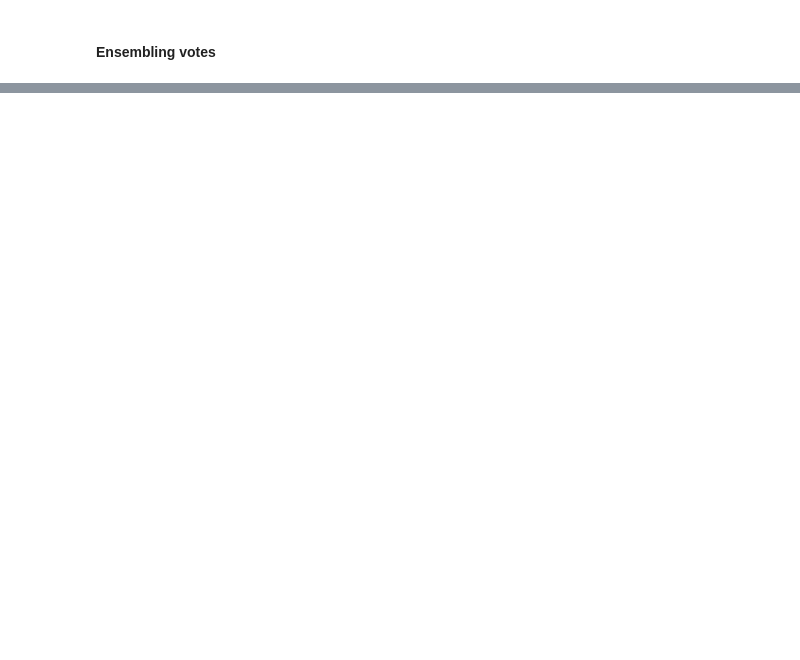
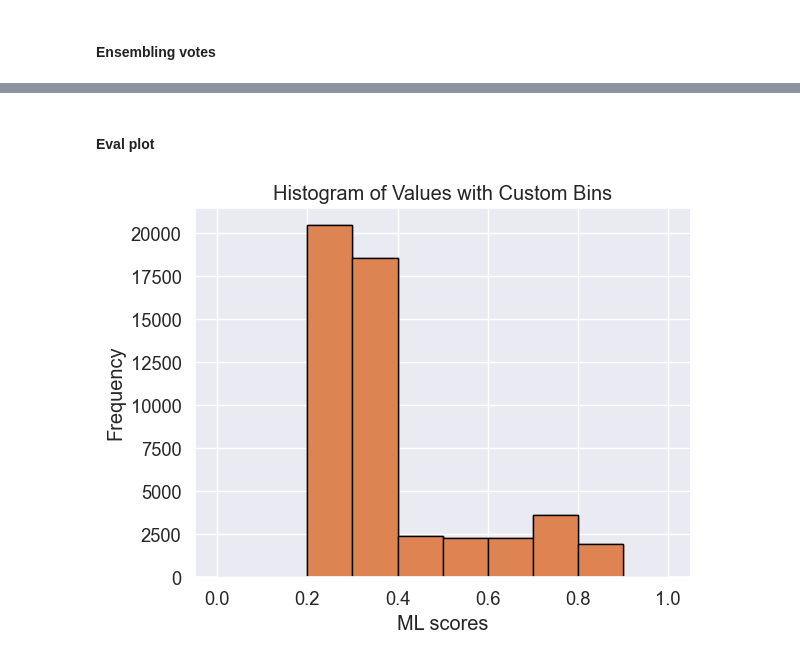
Before and after one commit to anupamajha1/ont_m6a, a Jupyter notebook: crasgaitis/ml.ipynb, the cells around one changed output, grey strips where cells are left out. Cells and saved outputs as stored; diff of their text form; code cells hidden in the pictures; blank space fills up the shorter version.

Commit message:
saved top performing models for hybrid and lstm, ensemble voting for hybrid and lstm mix, eval plot

```diff
--- a/crasgaitis/ml.ipynb
+++ b/crasgaitis/ml.ipynb
@@ -784,6 +770,11 @@ val_features, y_val = filter_set_by_base_quality(val_set)
 val_features = set_num_nucleotides(val_features, num_nucleotides)
 X_val = val_features.transpose((0, 2, 1))
 
+# build test set
+test_features, y_test = filter_set_by_base_quality(test_set)
+test_features = set_num_nucleotides(test_features, num_nucleotides)
+X_test = test_features.transpose((0, 2, 1))
+
 # dynamically set input_shape for model
 full_window = num_nucleotides * 2 + 1
 input_shape = ((full_window), 5)
@@ -791,7 +782,7 @@ input_shape = ((full_window), 5)
 # hyperparameter tuning
 num_hidden_layers = [1]
 num_units = [32, 64, 128]
-dropout_rates = [0.0, 0.1, 0.2]
+dropout_rates = [0.0] # 0.1, 0.2
 activation_functions = ['relu', 'tanh']
 learning_rates = [0.05, 0.1, 0.15]
 momentum_values = [0.0, 0.1, 0.5, 0.9]
@@ -950,0 +1111,8 @@ input_shape = ((full_window), 5)
+# %%
+model_tuples = [(f'model_{idx + 1}', model_info['model']) for idx, model_info in enumerate(top_3_hybrid_models_info)]
+
+for model_name, model in model_tuples:
+    filename = "hybrid_" + model_name
+
+    with open(filename, 'wb') as file:
+        pickle.dump(model, file)
@@ -953,31 +1166,24 @@ input_shape = ((full_window), 5)
 # %%
-# ensemble members
-# final  ensemble goal: 3 LSTM (1-layer, 2-layer), 2 CNN-LSTM hybrids (best h param)
-# current ensemble: 3 LSTMs
-
-from sklearn.metrics import accuracy_score
-
-model_tuples = [(f'model_{idx + 1}', model_info['model']) for idx, model_info in enumerate(top_3_models_info)]
-
+# ensemble test
 train_votes = []
 test_votes = []
 
-for model_name, model in model_tuples:
+for model_name, model in model_tuples[:4]:
     y_pred_individual = model.predict(X_train)
     train_votes.append((model, y_pred_individual))
     y_pred_individual = model.predict(X_test)
     test_votes.append((model, y_pred_individual))
 
 individual_predictions = [vote[1] for vote in train_votes]
-average_vote = np.sum(individual_predictions, axis=0) / 3
-binary_predictions = (average_vote > 0.5).astype(int)
+average_vote = np.sum(individual_predictions, axis=0) / 4
+binary_predictions = (average_vote >= 0.5).astype(int)
 
 accuracy = accuracy_score(y_train, binary_predictions)
 print(f"Ensemble Train Accuracy: {accuracy:.4f}")
 
 individual_predictions = [vote[1] for vote in test_votes]
-average_vote = np.sum(individual_predictions, axis=0) / 3
-binary_predictions = (average_vote > 0.5).astype(int)
+average_vote = (0.9 * (np.sum(individual_predictions[:3], axis=0) / 3)) + 0.1 * (individual_predictions[-1])
+binary_predictions = (average_vote >= 0.5).astype(int)
 
 accuracy = accuracy_score(y_test, binary_predictions)
 print(f"Ensemble Test Accuracy: {accuracy:.4f}")
@@ -1010,0 +1210,15 @@ plt.show()
+# %% [markdown]
+#### Eval plot
+# %%
+bins = [i / 10 for i in range(11)]
+# hist, bin_edges = plt.hist(average_vote, bins=bins, edgecolor='black')
+# hist;
+# %%
+# bin confidences plot
+plt.hist(average_vote, bins=bins, edgecolor='black')
+plt.xlabel('ML scores')
+plt.ylabel('Frequency')
+plt.title('Histogram of Values with Custom Bins')
+plt.show()
+# %% [output]
+[figure, added]
```
Also changed, not shown: parts of 18 cells of this notebook, 7 other files.
